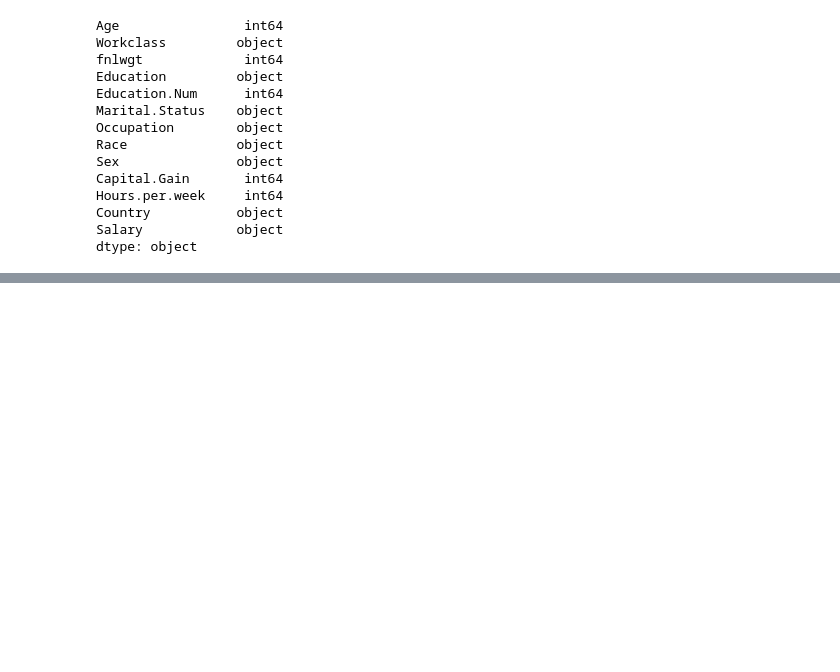
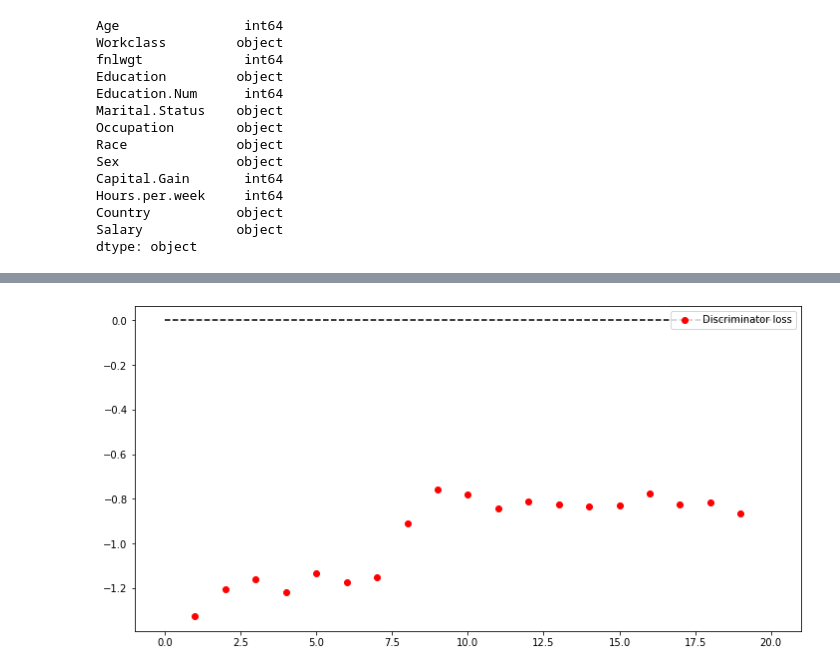
Before and after one commit to ArneRustad/Master-thesis-cf, a Jupyter notebook: tableGAN_compare_on_adult.ipynb, the cells around one changed output, grey strips where cells are left out. Saved outputs shown, nothing was run; the diff lists cells and outputs as text; code cells hidden in the pictures; blank space fills up the shorter version.

```diff
--- a/tableGAN_compare_on_adult.ipynb
+++ b/tableGAN_compare_on_adult.ipynb
@@ -65,5 +82,13 @@ if retrain:
 # %%
 if retrain:
+    timer_tgan = load_timer(timer_path)
+    timer_tgan.start("tabGAN-qt")
     fig_loss_adult, fig_time_plot = tg_qt.train(n_epochs, batch_size = batch_size, ckpt_every = ckpt_every,
                                              restart_training = True, time_plot = True,
-                                             loss_plot_update_every = loss_plot_update_every)
+                                             loss_plot_update_every = loss_plot_update_every,
+                                            loss_plot_type = "line", save_dir = image_dir,
+                                             filename_train_loss = "train_loss_plot_qt.jpg")
+    timer_tgan.stop("tabGAN-qt")
+    timer_tgan.save(timer_path)
+# %% [output]
+[figure, added]
```
Also changed, not shown: parts of 20 cells of this notebook, 14 other files.
